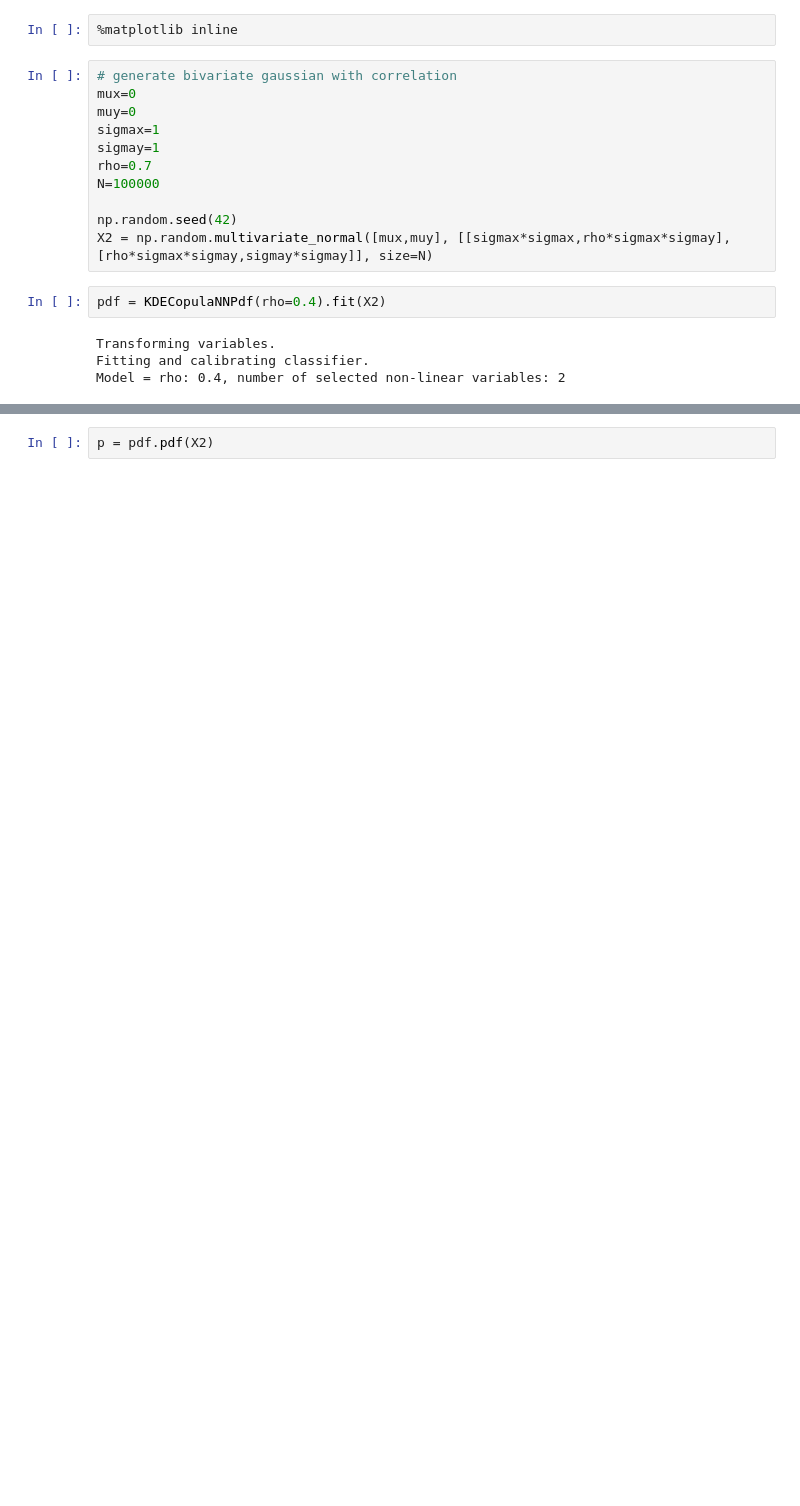
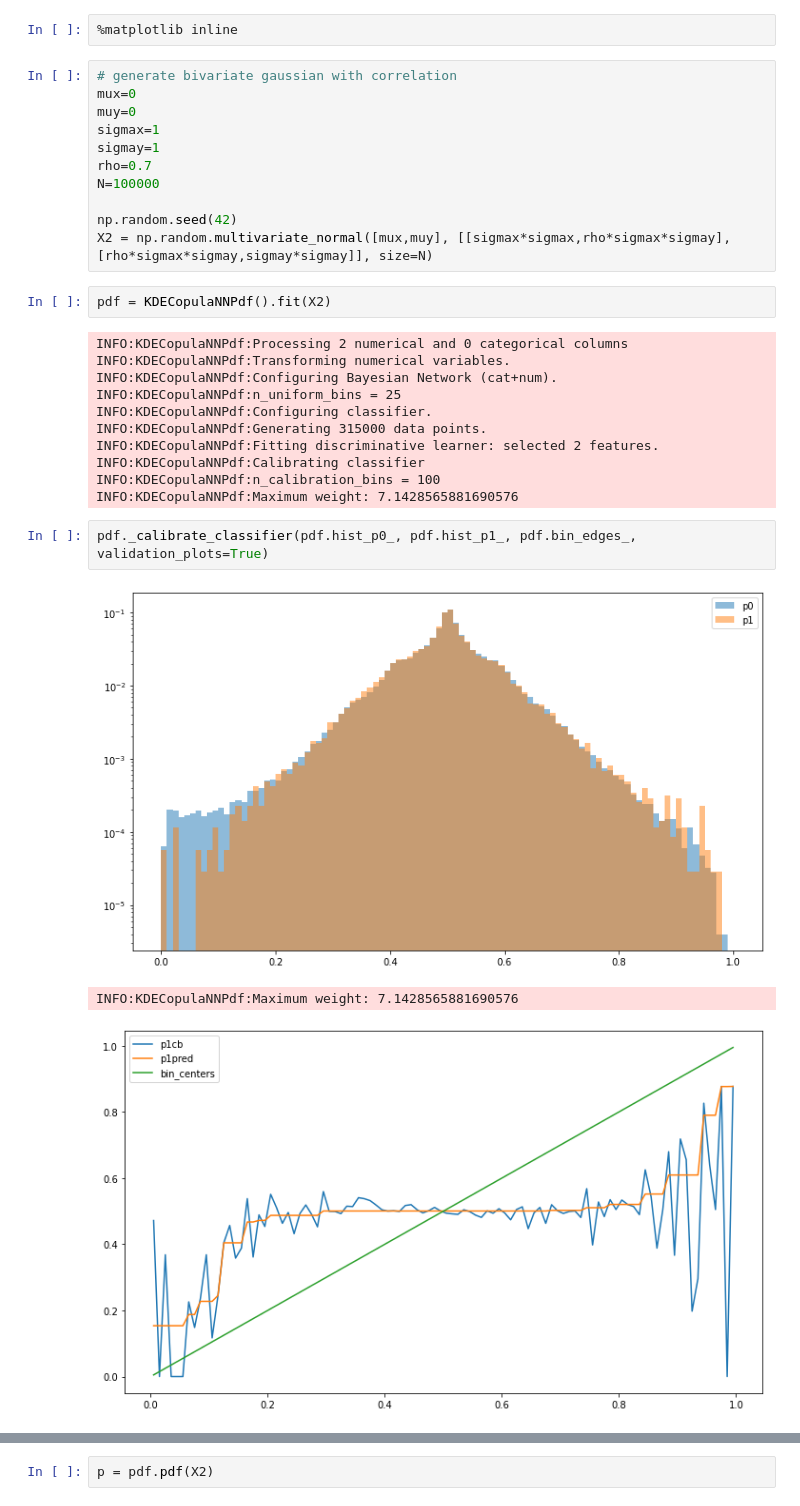
Before and after one commit to mbaak/synthsonic, a Jupyter notebook: notebooks/001-mb-kdecopulannpdf-examples/kdecopulannpdf_unittest_example.ipynb, the cells around one changed output, grey strips where cells are left out. Cells and saved outputs as stored; diff of their text form; blank space fills up the shorter version.

```diff
--- a/notebooks/001-mb-kdecopulannpdf-examples/kdecopulannpdf_unittest_example.ipynb
+++ b/notebooks/001-mb-kdecopulannpdf-examples/kdecopulannpdf_unittest_example.ipynb
@@ -23,8 +27,21 @@ N=100000
 np.random.seed(42)
 X2 = np.random.multivariate_normal([mux,muy], [[sigmax*sigmax,rho*sigmax*sigmay],[rho*sigmax*sigmay,sigmay*sigmay]], size=N)
 # %%
-pdf = KDECopulaNNPdf(rho=0.4).fit(X2)
+pdf = KDECopulaNNPdf().fit(X2)
 # %% [output]
-Transforming variables.
-Fitting and calibrating classifier.
-Model = rho: 0.4, number of selected non-linear variables: 2
+INFO:KDECopulaNNPdf:Processing 2 numerical and 0 categorical columns
+INFO:KDECopulaNNPdf:Transforming numerical variables.
+INFO:KDECopulaNNPdf:Configuring Bayesian Network (cat+num).
+INFO:KDECopulaNNPdf:n_uniform_bins = 25
+INFO:KDECopulaNNPdf:Configuring classifier.
+INFO:KDECopulaNNPdf:Generating 315000 data points.
+INFO:KDECopulaNNPdf:Fitting discriminative learner: selected 2 features.
+INFO:KDECopulaNNPdf:Calibrating classifier
+INFO:KDECopulaNNPdf:n_calibration_bins = 100
+INFO:KDECopulaNNPdf:Maximum weight: 7.1428565881690576
+# %%
+pdf._calibrate_classifier(pdf.hist_p0_, pdf.hist_p1_, pdf.bin_edges_, validation_plots=True)
+# %% [output]
+[figure, added]
+INFO:KDECopulaNNPdf:Maximum weight: 7.1428565881690576
+[figure, added]
```
Also changed, not shown: parts of 12 cells of this notebook.
